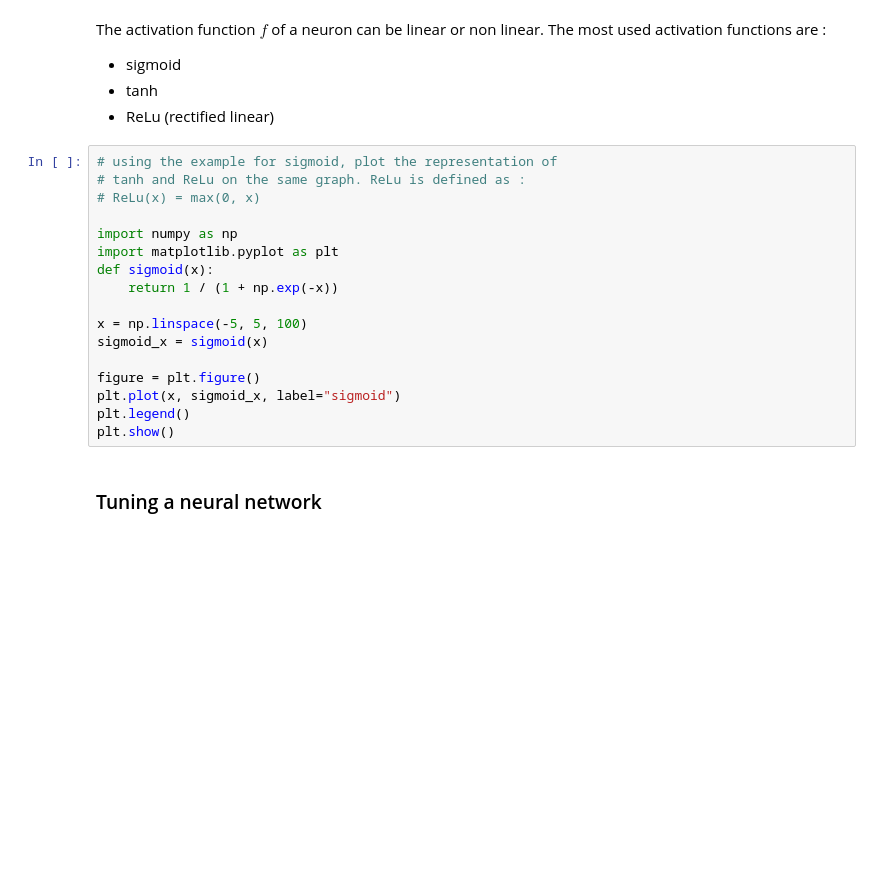
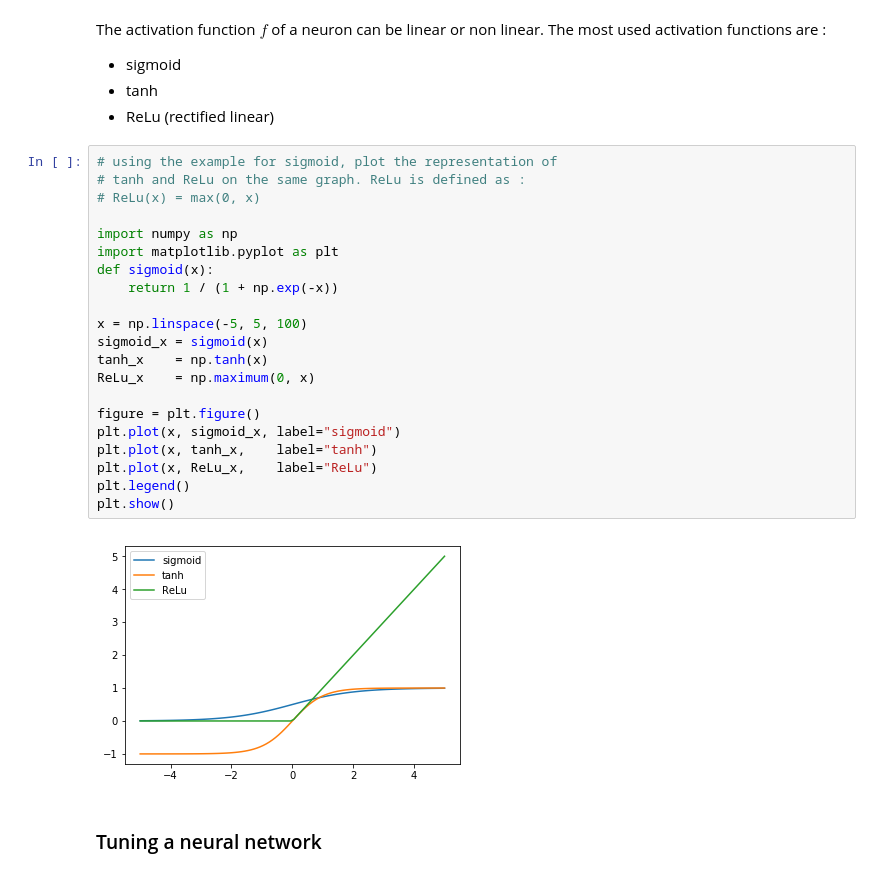
Before and after one commit to tca19/data-analysis, a Jupyter notebook: session-4/session-4-solutions.ipynb, the cells around one changed output. Saved outputs shown, nothing was run; the diff lists cells and outputs as text; blank space fills up the shorter version.

```diff
--- a/session-4/session-4-solutions.ipynb
+++ b/session-4/session-4-solutions.ipynb
@@ -231,20 +231,26 @@ The activation function $f$ of a neuron can be linear or non linear. The most us
 # %%
 # using the example for sigmoid, plot the representation of
 # tanh and ReLu on the same graph. ReLu is defined as :
 # ReLu(x) = max(0, x)
 
 import numpy as np
 import matplotlib.pyplot as plt
 def sigmoid(x):
     return 1 / (1 + np.exp(-x))
 
 x = np.linspace(-5, 5, 100)
 sigmoid_x = sigmoid(x)
+tanh_x    = np.tanh(x)
+ReLu_x    = np.maximum(0, x)
 
 figure = plt.figure()
 plt.plot(x, sigmoid_x, label="sigmoid")
+plt.plot(x, tanh_x,    label="tanh")
+plt.plot(x, ReLu_x,    label="ReLu")
 plt.legend()
 plt.show()
+# %% [output]
+[figure, added]
 # %% [markdown]
 ### Tuning a neural network
 # %%
```
Also changed, not shown: parts of 12 cells of this notebook.
